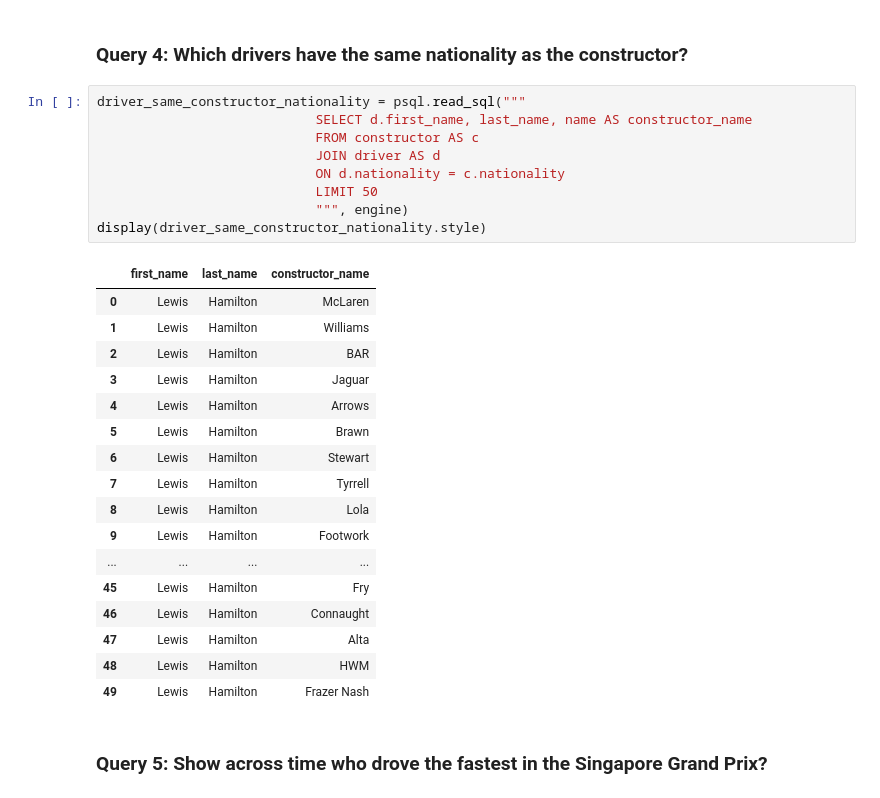
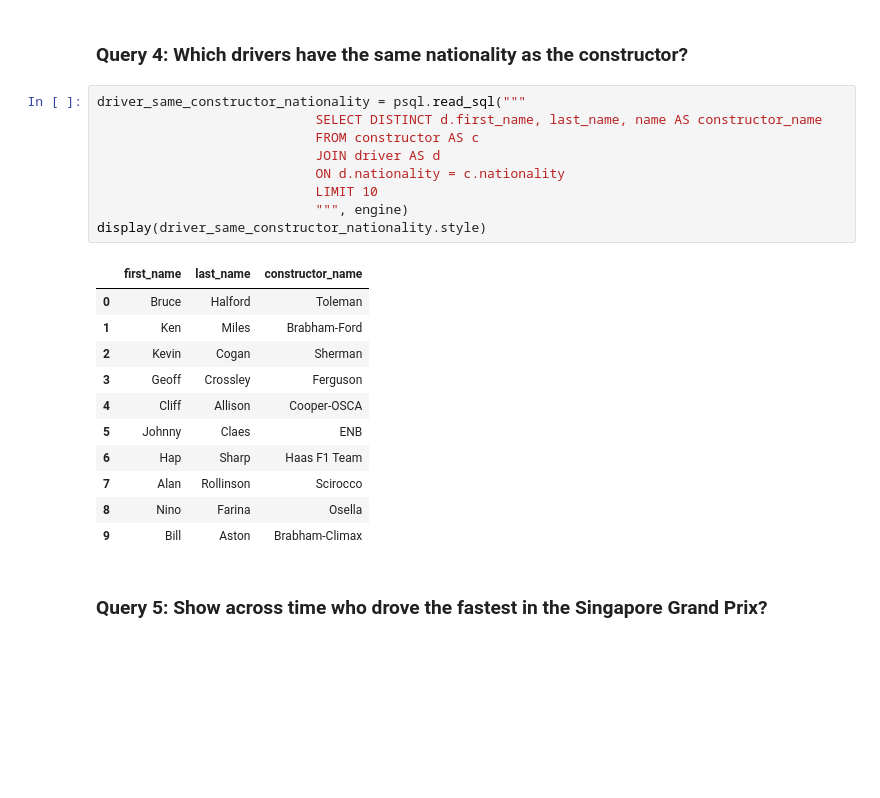
Before and after one commit to reyandrea/DBMS2, a Jupyter notebook: proj.ipynb, the cells around one changed output. Drawn from its saved outputs; the diff is of its cells as text; blank space fills up the shorter version.

```diff
--- a/proj.ipynb
+++ b/proj.ipynb
@@ -388,31 +388,25 @@ display(driver_win_counts.style)
 ### Query 4: Which drivers have the same nationality as the constructor?
 # %%
 driver_same_constructor_nationality = psql.read_sql("""
-                            SELECT d.first_name, last_name, name AS constructor_name
+                            SELECT DISTINCT d.first_name, last_name, name AS constructor_name
                             FROM constructor AS c
                             JOIN driver AS d
                             ON d.nationality = c.nationality
-                            LIMIT 50
+                            LIMIT 10
                             """, engine)
 display(driver_same_constructor_nationality.style)
 # %% [output]
 |  | first_name | last_name | constructor_name |
-| 0 | Lewis | Hamilton | McLaren |
-| 1 | Lewis | Hamilton | Williams |
-| 2 | Lewis | Hamilton | BAR |
-| 3 | Lewis | Hamilton | Jaguar |
-| 4 | Lewis | Hamilton | Arrows |
-| 5 | Lewis | Hamilton | Brawn |
-| 6 | Lewis | Hamilton | Stewart |
-| 7 | Lewis | Hamilton | Tyrrell |
-| 8 | Lewis | Hamilton | Lola |
-| 9 | Lewis | Hamilton | Footwork |
-| ... | ... | ... | ... |
-| 45 | Lewis | Hamilton | Fry |
-| 46 | Lewis | Hamilton | Connaught |
-| 47 | Lewis | Hamilton | Alta |
-| 48 | Lewis | Hamilton | HWM |
-| 49 | Lewis | Hamilton | Frazer Nash |
+| 0 | Bruce | Halford | Toleman |
+| 1 | Ken | Miles | Brabham-Ford |
+| 2 | Kevin | Cogan | Sherman |
+| 3 | Geoff | Crossley | Ferguson |
+| 4 | Cliff | Allison | Cooper-OSCA |
+| 5 | Johnny | Claes | ENB |
+| 6 | Hap | Sharp | Haas F1 Team |
+| 7 | Alan | Rollinson | Scirocco |
+| 8 | Nino | Farina | Osella |
+| 9 | Bill | Aston | Brabham-Climax |
 # %% [markdown]
 ### Query 5: Show across time who drove the fastest in the Singapore Grand Prix?
 # %%
```
Also changed, not shown: parts of 2 cells of this notebook.
